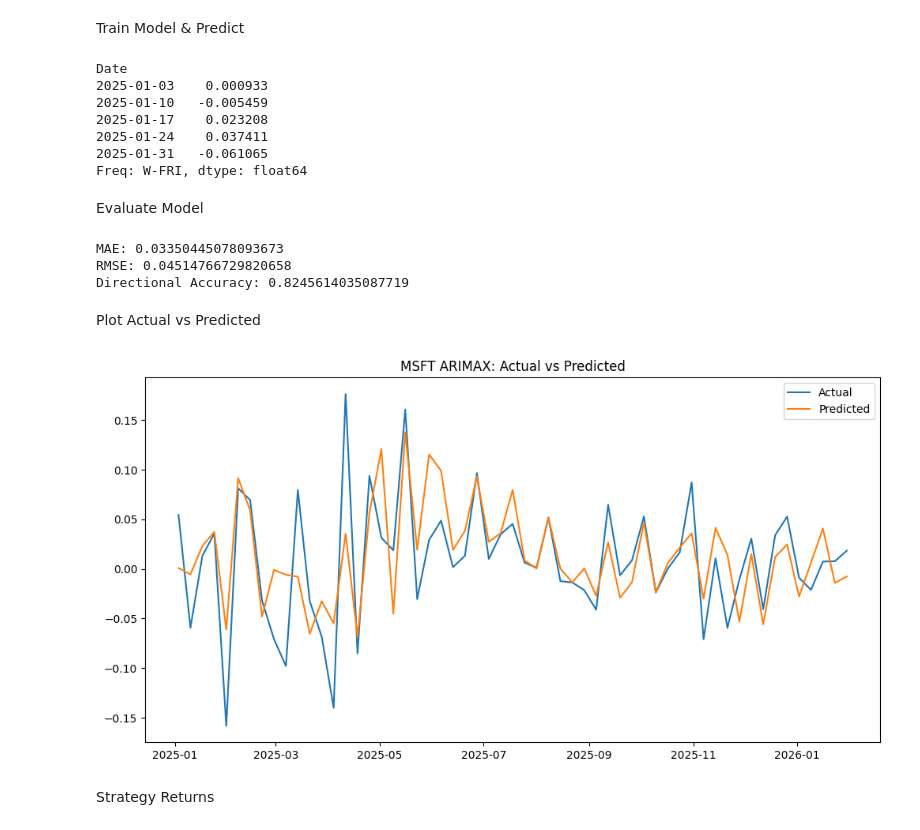
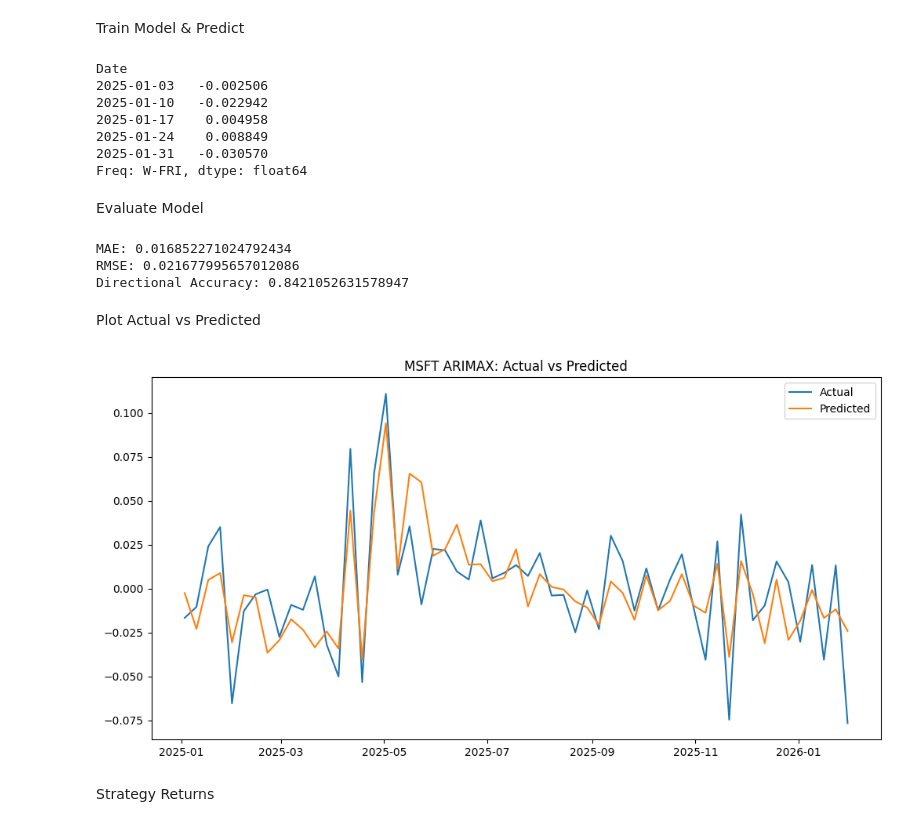
Before and after one commit to SU-IST707-SP26/group-project-algorithm-architects, a Jupyter notebook: work/Models/arima_model.ipynb, the cells around one changed output. Saved outputs shown, nothing was run; the diff lists cells and outputs as text; code cells hidden in the pictures.

```diff
--- a/work/Models/arima_model.ipynb
+++ b/work/Models/arima_model.ipynb
@@ -372,13 +372,13 @@ signals = np.where(predictions > 0, "BUY", "SELL")
 
 strategy_returns = []
 
-for i in range(len(test)):
+for i in range(len(test_amzn)):
     if signals[i] == "BUY":
-        strategy_returns.append(test['Return'].iloc[i])
+        strategy_returns.append(test_amzn['Return'].iloc[i])
     else:
-        strategy_returns.append(-test['Return'].iloc[i])
+        strategy_returns.append(-test_amzn['Return'].iloc[i])
 
-strategy_returns = pd.Series(strategy_returns, index=test.index)
+strategy_returns = pd.Series(strategy_returns, index=test_amzn.index)
 # %% [markdown]
 Plot Backtesting
 # %%
@@ -511,7 +511,7 @@ def walk_forward_arimax(train, test, features):
 # %% [markdown]
 Train Model & Predict
 # %%
-predictions = walk_forward_arimax(train, test, features)
+predictions = walk_forward_arimax(train, test_googl, features)
 print(predictions.head())
 # %% [output]
 Date
@@ -556,13 +556,13 @@ signals = np.where(predictions > 0, "BUY", "SELL")
 
 strategy_returns = []
 
-for i in range(len(test)):
+for i in range(len(test_googl)):
     if signals[i] == "BUY":
-        strategy_returns.append(test['Return'].iloc[i])
+        strategy_returns.append(test_googl['Return'].iloc[i])
     else:
-        strategy_returns.append(-test['Return'].iloc[i])
+        strategy_returns.append(-test_googl['Return'].iloc[i])
 
-strategy_returns = pd.Series(strategy_returns, index=test.index)
+strategy_returns = pd.Series(strategy_returns, index=test_googl.index)
 # %% [markdown]
 Backtesting Visualization
 # %%
@@ -695,14 +695,14 @@ def walk_forward_arimax(train, test, features):
 # %% [markdown]
 Train Model & Predict
 # %%
-predictions = walk_forward_arimax(train, test, features)
+predictions = walk_forward_arimax(train, test_msft, features)
 print(predictions.head())
 # %% [output]
 Date
-2025-01-03    0.000933
-2025-01-10   -0.005459
-2025-01-17    0.023208
-2025-01-24    0.037411
-2025-01-31   -0.061065
+2025-01-03   -0.002506
+2025-01-10   -0.022942
+2025-01-17    0.004958
+2025-01-24    0.008849
+2025-01-31   -0.030570
 Freq: W-FRI, dtype: float64
 # %%
@@ -710,29 +710,29 @@ pred_msft = walk_forward_arimax(train, test, features)
 # %% [markdown]
 Evaluate Model
 # %%
-mae = mean_absolute_error(test['Return'], predictions)
-rmse = np.sqrt(mean_squared_error(test['Return'], predictions))
+mae = mean_absolute_error(test_msft['Return'], predictions)
+rmse = np.sqrt(mean_squared_error(test_msft['Return'], predictions))
 
-direction = np.mean(np.sign(predictions) == np.sign(test['Return']))
+direction = np.mean(np.sign(predictions) == np.sign(test_msft['Return']))
 
 print("MAE:", mae)
 print("RMSE:", rmse)
 print("Directional Accuracy:", direction)
 # %% [output]
-MAE: 0.03350445078093673
-RMSE: 0.04514766729820658
-Directional Accuracy: 0.8245614035087719
+MAE: 0.016852271024792434
+RMSE: 0.021677995657012086
+Directional Accuracy: 0.8421052631578947
 # %% [markdown]
 Plot Actual vs Predicted
 # %%
 plt.figure(figsize=(12,6))
-plt.plot(test['Return'], label='Actual')
+plt.plot(test_msft['Return'], label='Actual')
 plt.plot(predictions, label='Predicted')
 plt.legend()
 plt.title("MSFT ARIMAX: Actual vs Predicted")
 plt.show()
 # %% [output]
-[figure, old version]
+[figure, new version]
 # %% [markdown]
 Strategy Returns
 # %%
```
Also changed, not shown: parts of 89 cells of this notebook, 3 other files.
